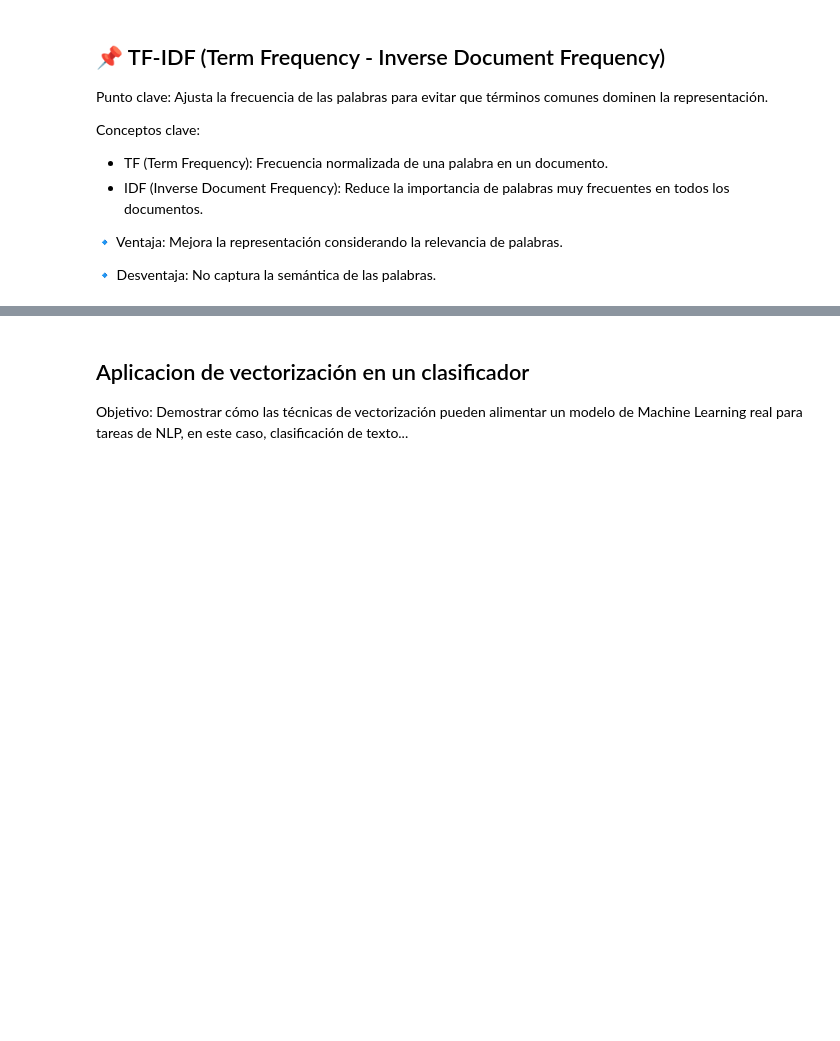
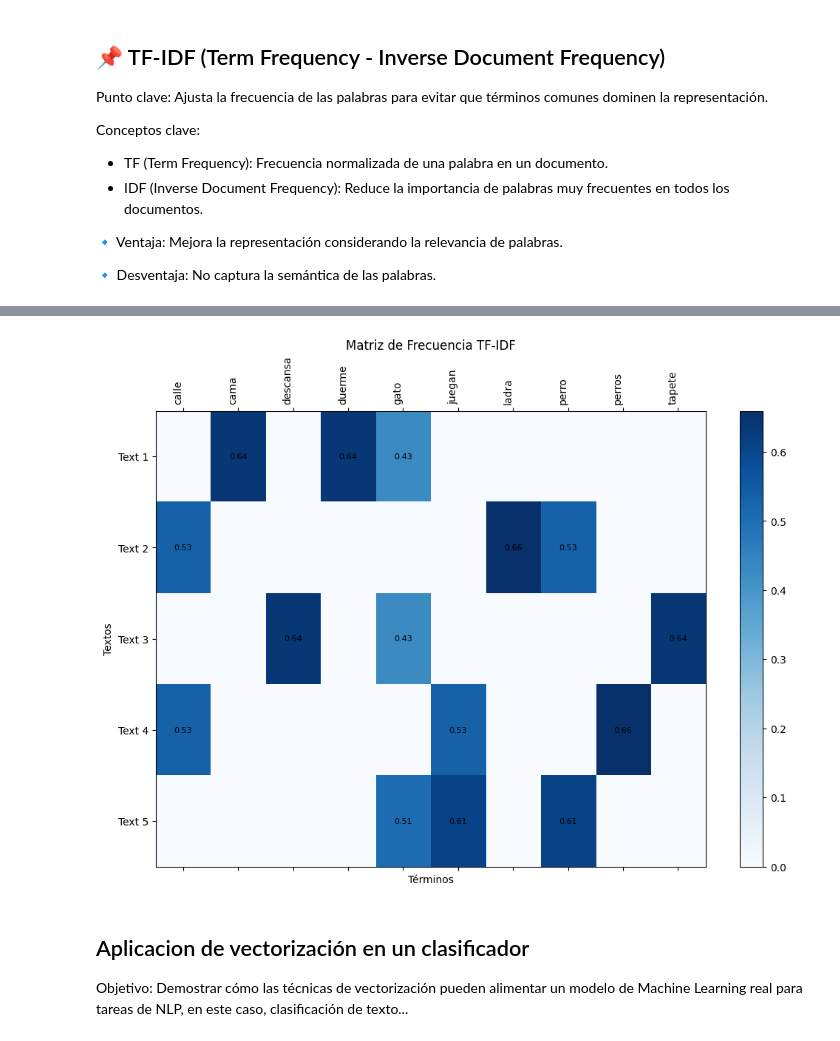
Before and after one commit to chafa618/curso_anotacion_puan, a Jupyter notebook: Clase4/Clase4.ipynb, the cells around one changed output, grey strips where cells are left out. Saved outputs shown, nothing was run; the diff lists cells and outputs as text; code cells hidden in the pictures; blank space fills up the shorter version.

```diff
--- a/Clase4/Clase4.ipynb
+++ b/Clase4/Clase4.ipynb
@@ -158,12 +184,12 @@ Conceptos clave:
 
 🔹 Desventaja: No captura la semántica de las palabras.
 # %%
-from sklearn.feature_extraction.text import CountVectorizer, TfidfVectorizer
+from sklearn.feature_extraction.text import TfidfVectorizer
 
-corpus = ["El gato duerme.", "El perro ladra.", "El gato y el perro juegan."]
+#corpus = ["El gato duerme.", "El perro ladra.", "El gato y el perro juegan."]
 
-vectorizer = CountVectorizer()
-X = vectorizer.fit_transform(corpus)
+vectorizer = TfidfVectorizer()
+X = vectorizer.fit_transform(norm_corpus)
 print("Matriz de frecuencia de palabras:")
 print(X.toarray())
 print(vectorizer.get_feature_names_out())
@@ -176,3 +210,9 @@ Matriz de frecuencia de palabras:
+# %%
+from funciones import plot_tfif_matrix
+
+plot_tfif_matrix(X, norm_corpus, vectorizer.get_feature_names_out())
+# %% [output]
+[figure, added]
 # %% [markdown]
 ## Aplicacion de vectorización en un clasificador
 Objetivo: Demostrar cómo las técnicas de vectorización pueden alimentar un modelo de Machine Learning real para tareas de NLP, en este caso, clasificación de texto...
```
Also changed, not shown: parts of 15 cells of this notebook, 3 other files.
